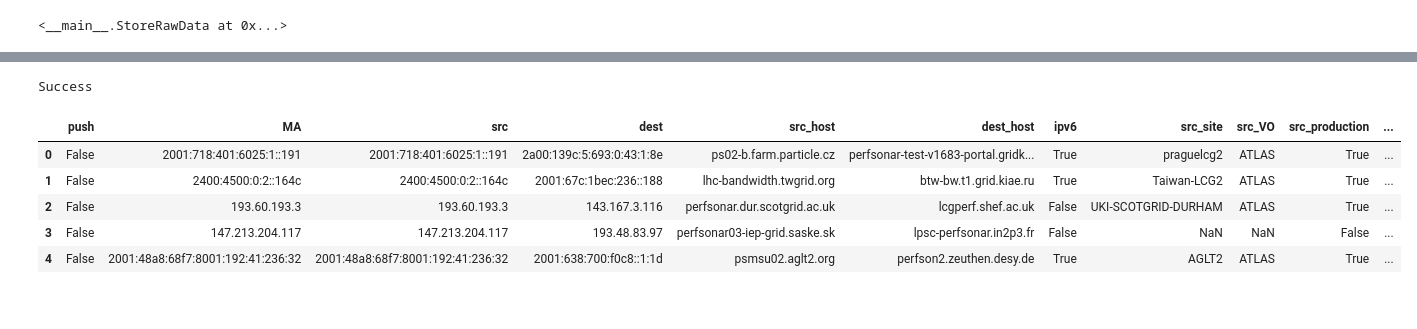
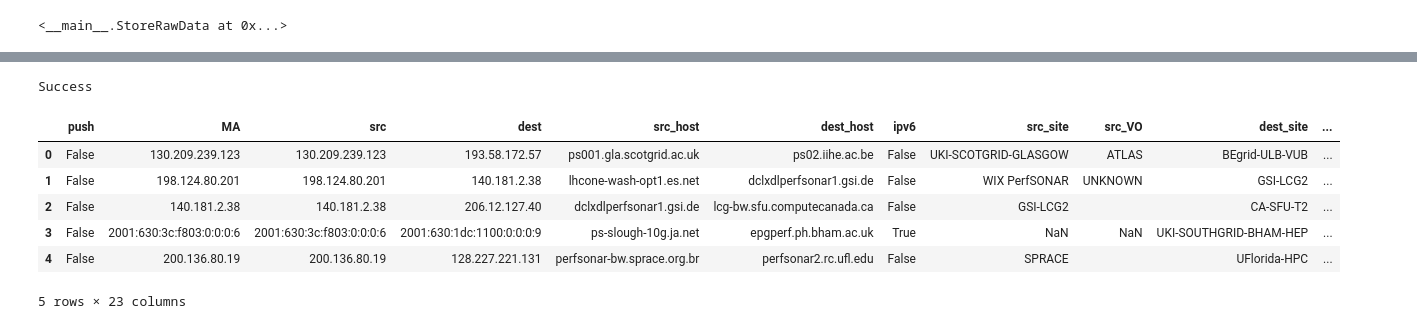
Before and after one commit to durbar2003/alarms-and-alerts-notebooks, a Jupyter notebook: explore.ipynb, the cells around one changed output, grey strips where cells are left out. Cells and saved outputs as stored; diff of their text form; code cells hidden in the pictures.

```diff
--- a/explore.ipynb
+++ b/explore.ipynb
@@ -492,17 +492,18 @@ def queryIndex(es, datefrom, dateto, idx):
 # %%
 es = ConnectES()
 
 # INDICES = ['ps_packetloss', 'ps_owd', 'ps_throughput', 'ps_trace']
-dateFrom, dateTo, idx = ['2023-01-30 18:15', '2023-01-30 20:15', 'ps_throughput']
+dateFrom, dateTo, idx = ['2023-06-30 18:15', '2023-09-12 20:15', 'ps_throughput']
 start, end = GetTimeRanges(dateFrom, dateTo, 1)
 data = queryIndex(es, start, end, idx)
 df = pd.DataFrame(data).T
 df.head()
 # %% [output]
 Success
-|  | push | MA | src | dest | src_host | dest_host | ipv6 | src_site | src_VO | src_production | ... |
-| 0 | False | 2001:718:401:6025:1::191 | 2001:718:401:6025:1::191 | 2a00:139c:5:693:0:43:1:8e | ps02-b.farm.particle.cz | perfsonar-test-v1683-portal.gridk... | True | praguelcg2 | ATLAS | True | ... |
-| 1 | False | 2400:4500:0:2::164c | 2400:4500:0:2::164c | 2001:67c:1bec:236::188 | lhc-bandwidth.twgrid.org | btw-bw.t1.grid.kiae.ru | True | Taiwan-LCG2 | ATLAS | True | ... |
-| 2 | False | 193.60.193.3 | 193.60.193.3 | 143.167.3.116 | perfsonar.dur.scotgrid.ac.uk | lcgperf.shef.ac.uk | False | UKI-SCOTGRID-DURHAM | ATLAS | True | ... |
-| 3 | False | 147.213.204.117 | 147.213.204.117 | 193.48.83.97 | perfsonar03-iep-grid.saske.sk | lpsc-perfsonar.in2p3.fr | False | NaN | NaN | False | ... |
-| 4 | False | 2001:48a8:68f7:8001:192:41:236:32 | 2001:48a8:68f7:8001:192:41:236:32 | 2001:638:700:f0c8::1:1d | psmsu02.aglt2.org | perfson2.zeuthen.desy.de | True | AGLT2 | ATLAS | True | ... |
+|  | push | MA | src | dest | src_host | dest_host | ipv6 | src_site | src_VO | dest_site | ... |
+| 0 | False | 130.209.239.123 | 130.209.239.123 | 193.58.172.57 | ps001.gla.scotgrid.ac.uk | ps02.iihe.ac.be | False | UKI-SCOTGRID-GLASGOW | ATLAS | BEgrid-ULB-VUB | ... |
+| 1 | False | 198.124.80.201 | 198.124.80.201 | 140.181.2.38 | lhcone-wash-opt1.es.net | dclxdlperfsonar1.gsi.de | False | WIX PerfSONAR | UNKNOWN | GSI-LCG2 | ... |
+| 2 | False | 140.181.2.38 | 140.181.2.38 | 206.12.127.40 | dclxdlperfsonar1.gsi.de | lcg-bw.sfu.computecanada.ca | False | GSI-LCG2 |  | CA-SFU-T2 | ... |
+| 3 | False | 2001:630:3c:f803:0:0:0:6 | 2001:630:3c:f803:0:0:0:6 | 2001:630:1dc:1100:0:0:0:9 | ps-slough-10g.ja.net | epgperf.ph.bham.ac.uk | True | NaN | NaN | UKI-SOUTHGRID-BHAM-HEP | ... |
+| 4 | False | 200.136.80.19 | 200.136.80.19 | 128.227.221.131 | perfsonar-bw.sprace.org.br | perfsonar2.rc.ufl.edu | False | SPRACE |  | UFlorida-HPC | ... |
+5 rows × 23 columns
```
Also changed, not shown: parts of 15 cells of this notebook.
